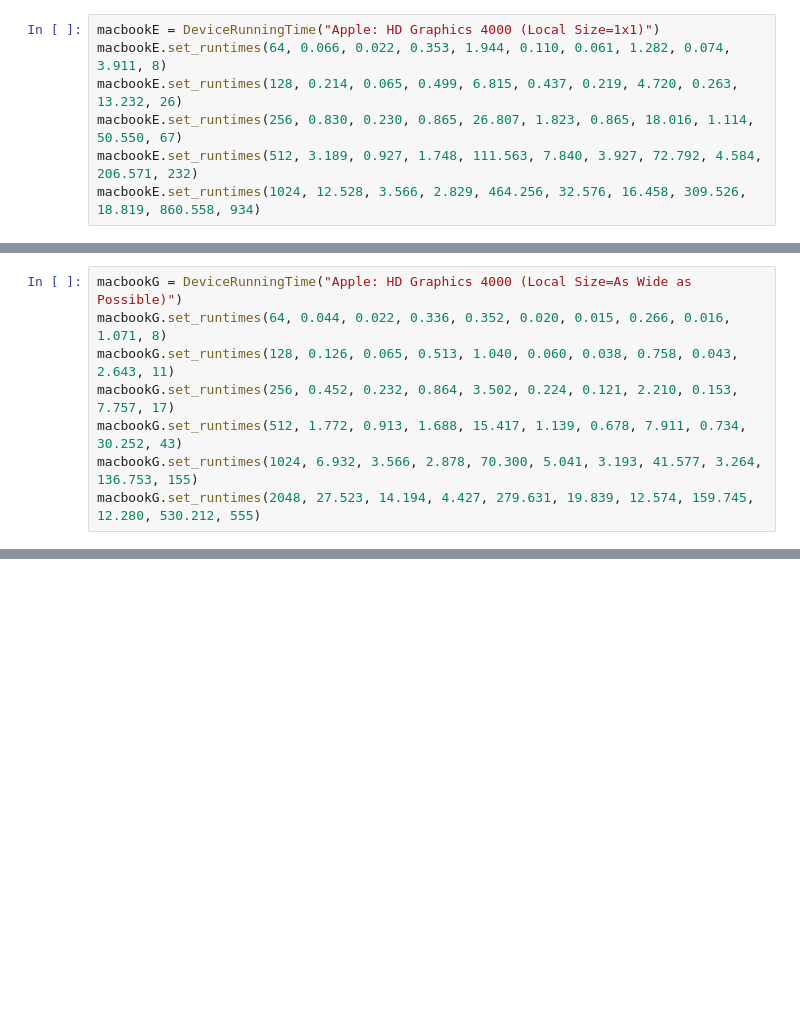
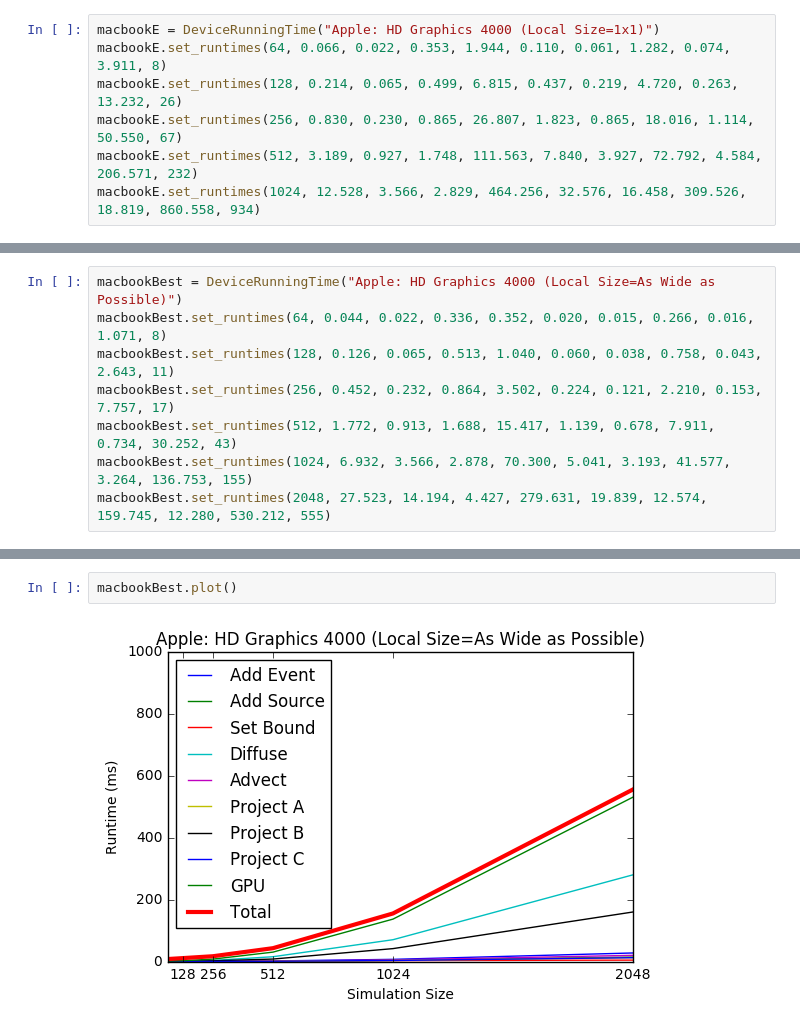
Before and after one commit to ellishg/OpenCLFluid, a Jupyter notebook: PlotData.ipynb, the cells around one changed output, grey strips where cells are left out. Drawn from its saved outputs; the diff is of its cells as text; blank space fills up the shorter version.

```diff
--- a/PlotData.ipynb
+++ b/PlotData.ipynb
@@ -99,8 +100,8 @@ macbookF.set_runtimes(2048, 136.918, 72.726, 8.668, 605.247, 34.463, 14.588, 286
 # %%
-macbookG = DeviceRunningTime("Apple: HD Graphics 4000 (Local Size=As Wide as Possible)")
-macbookG.set_runtimes(64, 0.044, 0.022, 0.336, 0.352, 0.020, 0.015, 0.266, 0.016, 1.071, 8)
-macbookG.set_runtimes(128, 0.126, 0.065, 0.513, 1.040, 0.060, 0.038, 0.758, 0.043, 2.643, 11)
-macbookG.set_runtimes(256, 0.452, 0.232, 0.864, 3.502, 0.224, 0.121, 2.210, 0.153, 7.757, 17)
-macbookG.set_runtimes(512, 1.772, 0.913, 1.688, 15.417, 1.139, 0.678, 7.911, 0.734, 30.252, 43)
-macbookG.set_runtimes(1024, 6.932, 3.566, 2.878, 70.300, 5.041, 3.193, 41.577, 3.264, 136.753, 155)
-macbookG.set_runtimes(2048, 27.523, 14.194, 4.427, 279.631, 19.839, 12.574, 159.745, 12.280, 530.212, 555)
+macbookBest = DeviceRunningTime("Apple: HD Graphics 4000 (Local Size=As Wide as Possible)")
+macbookBest.set_runtimes(64, 0.044, 0.022, 0.336, 0.352, 0.020, 0.015, 0.266, 0.016, 1.071, 8)
+macbookBest.set_runtimes(128, 0.126, 0.065, 0.513, 1.040, 0.060, 0.038, 0.758, 0.043, 2.643, 11)
+macbookBest.set_runtimes(256, 0.452, 0.232, 0.864, 3.502, 0.224, 0.121, 2.210, 0.153, 7.757, 17)
+macbookBest.set_runtimes(512, 1.772, 0.913, 1.688, 15.417, 1.139, 0.678, 7.911, 0.734, 30.252, 43)
+macbookBest.set_runtimes(1024, 6.932, 3.566, 2.878, 70.300, 5.041, 3.193, 41.577, 3.264, 136.753, 155)
+macbookBest.set_runtimes(2048, 27.523, 14.194, 4.427, 279.631, 19.839, 12.574, 159.745, 12.280, 530.212, 555)
@@ -126,0 +145,4 @@ macbookA.plot()
+# %%
+macbookBest.plot()
+# %% [output]
+[figure, added]
```
Also changed, not shown: parts of 6 cells of this notebook, 1 other file.
